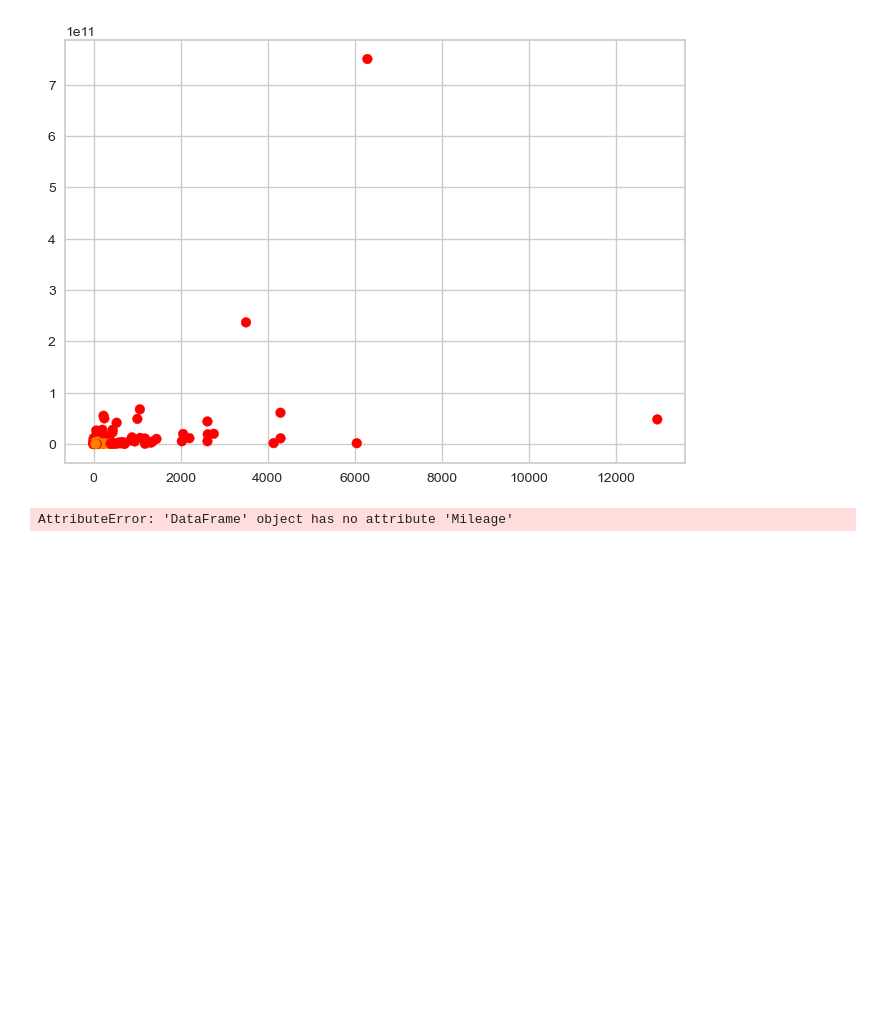
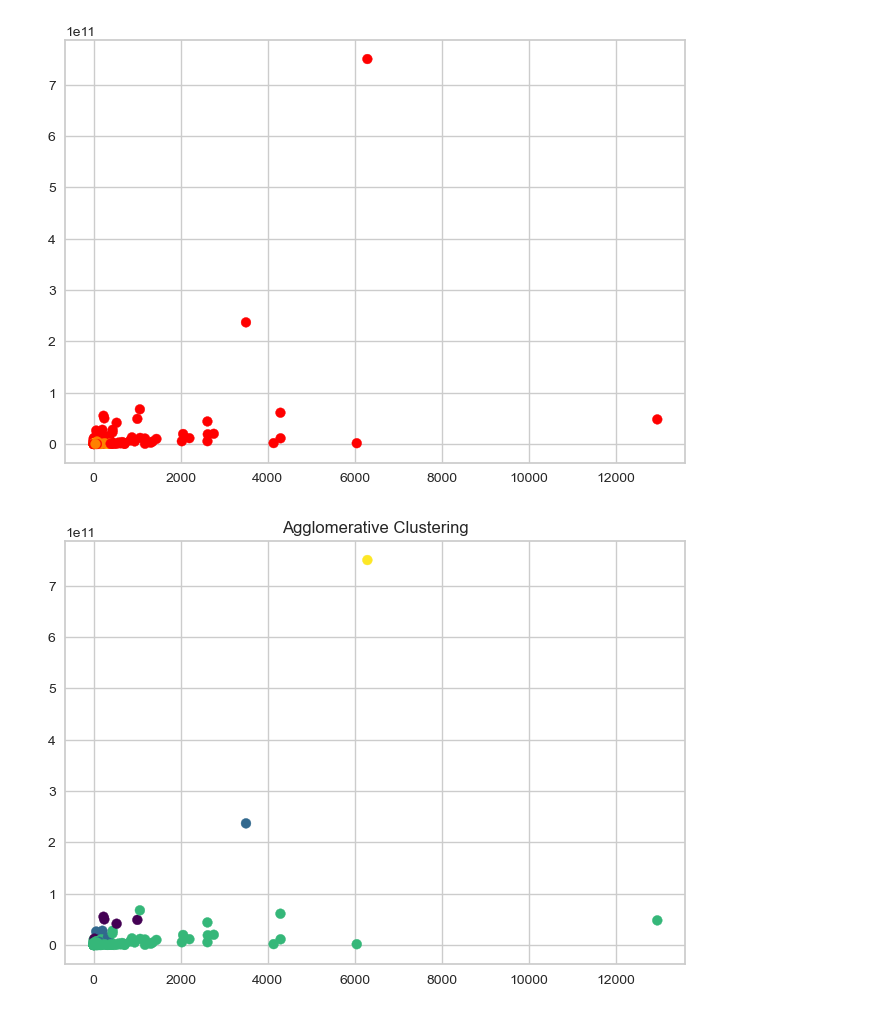
Before and after one commit to mmeliht/Artificial_Intelligence_Course, a Jupyter notebook: week3_homework/World military power/World military power Project.ipynb, the cells around one changed output. Drawn from its saved outputs; the diff is of its cells as text; code cells hidden in the pictures; blank space fills up the shorter version.

```diff
--- a/week3_homework/World military power/World military power Project.ipynb
+++ b/week3_homework/World military power/World military power Project.ipynb
@@ -435,12 +425,12 @@ plt.scatter(x['Tank Strength value'],x['defense spending budget value'],c=y,cmap
 # %%
 from sklearn.cluster import AgglomerativeClustering  ##
 
 agg_clustering = AgglomerativeClustering(n_clusters=4)
 y_agg = agg_clustering.fit_predict(x)
 
 # Plot the results
-plt.scatter(x., x.Price, c=y_agg, s=50, cmap='viridis')
+plt.scatter(x['Tank Strength value'],x['defense spending budget value'], c=y_agg, s=50, cmap='viridis')
 plt.title("Agglomerative Clustering")
 plt.show()
 # %% [output]
-AttributeError: 'DataFrame' object has no attribute 'Mileage'
+[figure, added]
```
Also changed, not shown: parts of 2 cells of this notebook, 2 other files.
